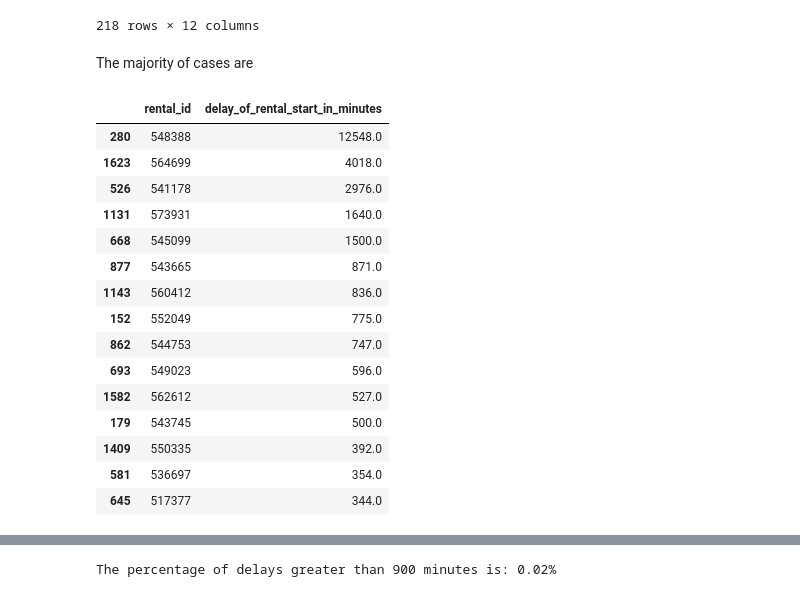
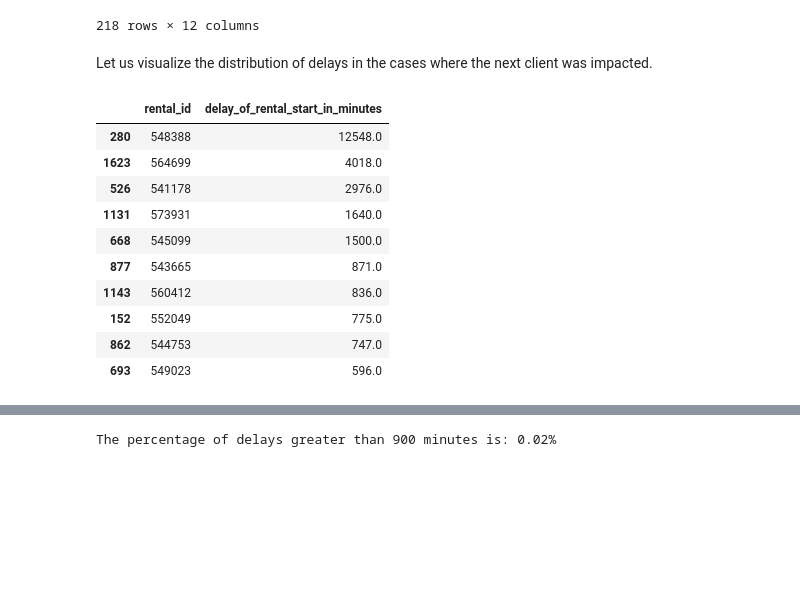
Before and after one commit to YuliyaSheichenka/Certification_Bloc_5, a Jupyter notebook: dashboard/eda_for_dashboard.ipynb, the cells around one changed output, grey strips where cells are left out. Saved outputs shown, nothing was run; the diff lists cells and outputs as text; code cells hidden in the pictures; blank space fills up the shorter version.

```diff
--- a/dashboard/eda_for_dashboard.ipynb
+++ b/dashboard/eda_for_dashboard.ipynb
@@ -485,6 +484,8 @@ impacted_df
 | 1823 | 566008 | 378689 | mobile | canceled | NaN | 564756.0 | ... |
 | 1835 | 567741 | 294059 | mobile | ended | 111.0 | 567708.0 | ... |
 218 rows × 12 columns
+# %% [markdown]
+Let us visualize the distribution of delays in the cases where the next client was impacted.
 # %%
 # Create a violin trace
 trace = go.Violin(y=impacted_df['delay_of_rental_start_in_minutes'], name='Delay Distribution', box_visible=True, meanline_visible=True)
@@ -499,23 +497,16 @@ fig = go.Figure(data=[trace], layout=layout)
 fig.show()
-# %% [markdown]
-The majority of cases are
 # %%
 impacted_df = impacted_df.sort_values(by=['delay_of_rental_start_in_minutes'], ascending=False)
-impacted_df[['rental_id', 'delay_of_rental_start_in_minutes']].head(15)
+impacted_df[['rental_id', 'delay_of_rental_start_in_minutes']].head(10)
 # %% [output]
 |  | rental_id | delay_of_rental_start_in_minutes |
 | 280 | 548388 | 12548.0 |
 | 1623 | 564699 | 4018.0 |
 | 526 | 541178 | 2976.0 |
 | 1131 | 573931 | 1640.0 |
 | 668 | 545099 | 1500.0 |
 | 877 | 543665 | 871.0 |
 | 1143 | 560412 | 836.0 |
 | 152 | 552049 | 775.0 |
 | 862 | 544753 | 747.0 |
 | 693 | 549023 | 596.0 |
-| 1582 | 562612 | 527.0 |
-| 179 | 543745 | 500.0 |
-| 1409 | 550335 | 392.0 |
-| 581 | 536697 | 354.0 |
-| 645 | 517377 | 344.0 |
```
Also changed, not shown: parts of 45 cells of this notebook.
